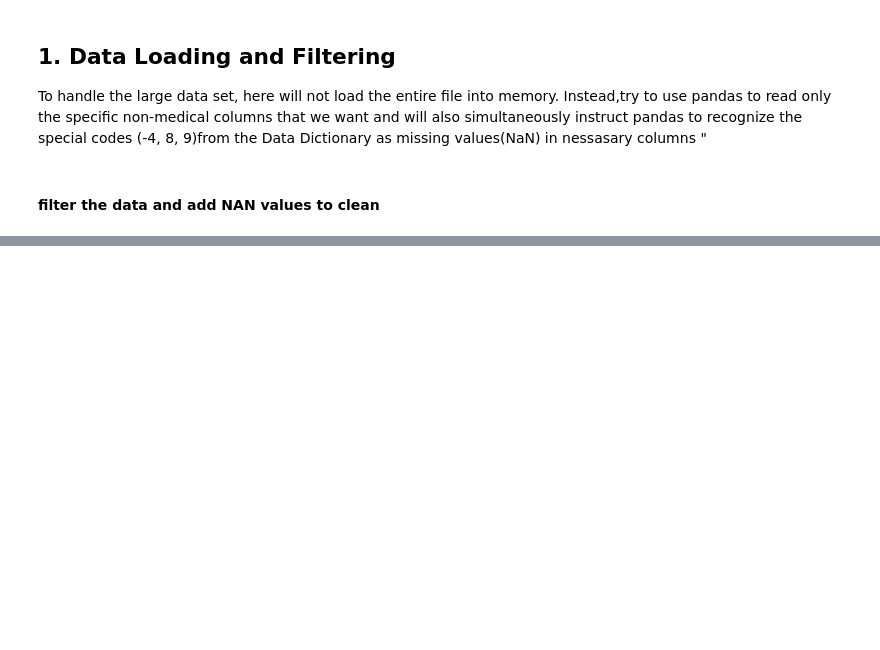
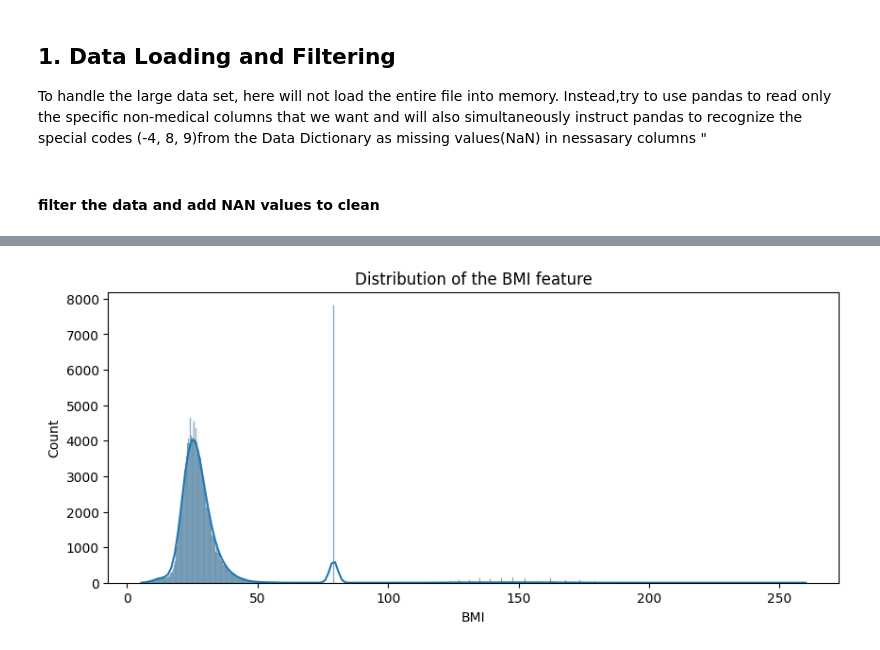
Before and after one commit to Kaveesha-Madhushan17/Model-X-Competition-phase-1, a Jupyter notebook: model_x_dimentia.ipynb, the cells around one changed output, grey strips where cells are left out. Drawn from its saved outputs; the diff is of its cells as text; code cells hidden in the pictures; blank space fills up the shorter version.

```diff
--- a/model_x_dimentia.ipynb
+++ b/model_x_dimentia.ipynb
@@ -126,0 +221,14 @@ A problem occurred with the columns. Usecols do not match columns, columns expec
+# %%
+# We assume if it's missing, they are likely a non-smoker (0).
+if 'TOBAC100' in df_base_model.columns:
+    df_base_model['TOBAC100'] = df_base_model['TOBAC100'].fillna(0)
+# %%
+# Now, apply the conditional logic
+# Condition:- Where TOBAC100 is 0 as NO
+condition_non_smoker = (df_base_model['TOBAC100'] == 0)
+tobacco_cols_to_fill = ['SMOKYRS', 'PACKSPER', 'TOBAC30']
+
+for col in tobacco_cols_to_fill:
+    if col in df_base_model.columns:
+        # We fill NaNs with 0 ONLY for the rows that meet the condition
+        df_base_model.loc[condition_non_smoker, col] = df_base_model.loc[condition_non_smoker, col].fillna(0)
@@ -126,0 +283,6 @@ A problem occurred with the columns. Usecols do not match columns, columns expec
+# %%
+height = df_base_model['HEIGHT']* 0.0254  # 1 inch = 0.0254 m
+weight = df_base_model['WEIGHT']* 0.453592 # 1 lb = 0.453592 kg
+
+df_base_model['BMI'] = weight/(height**2)
+df_base_model['BMI'] = df_base_model['BMI'].replace([np.inf,-np.inf],np.nan)
@@ -126,0 +304,10 @@ A problem occurred with the columns. Usecols do not match columns, columns expec
+# %%
+df_base_model = df_base_model.drop(columns=['HEIGHT','WEIGHT'])
+# %%
+# look at the distribution of the BMI feature
+plt.figure(figsize=(10,4))
+sns.histplot(df_base_model['BMI'].dropna(),kde=True)
+plt.title('Distribution of the BMI feature')
+plt.show()
+# %% [output]
+[figure, added]
```
Also changed, not shown: parts of 25 cells of this notebook.
